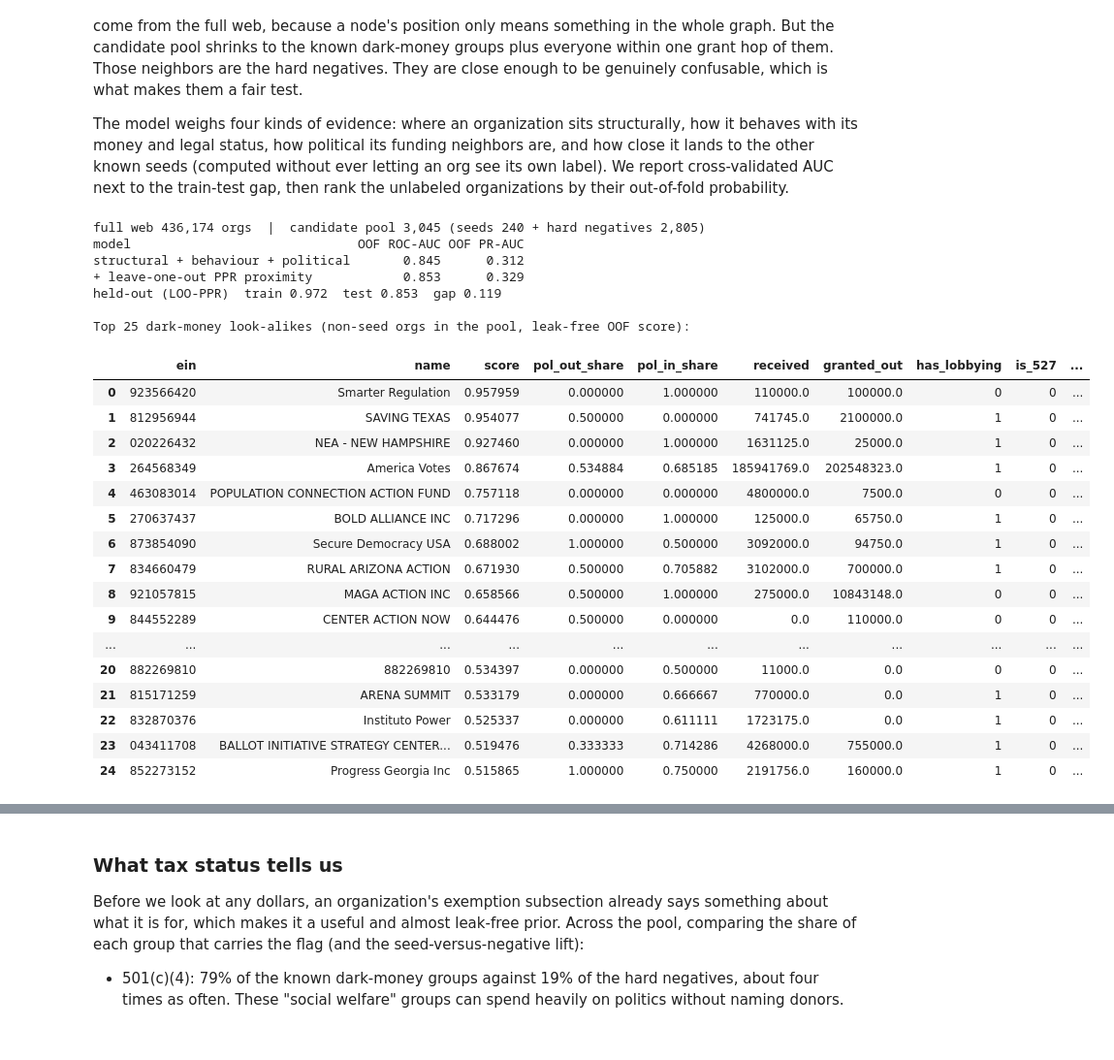
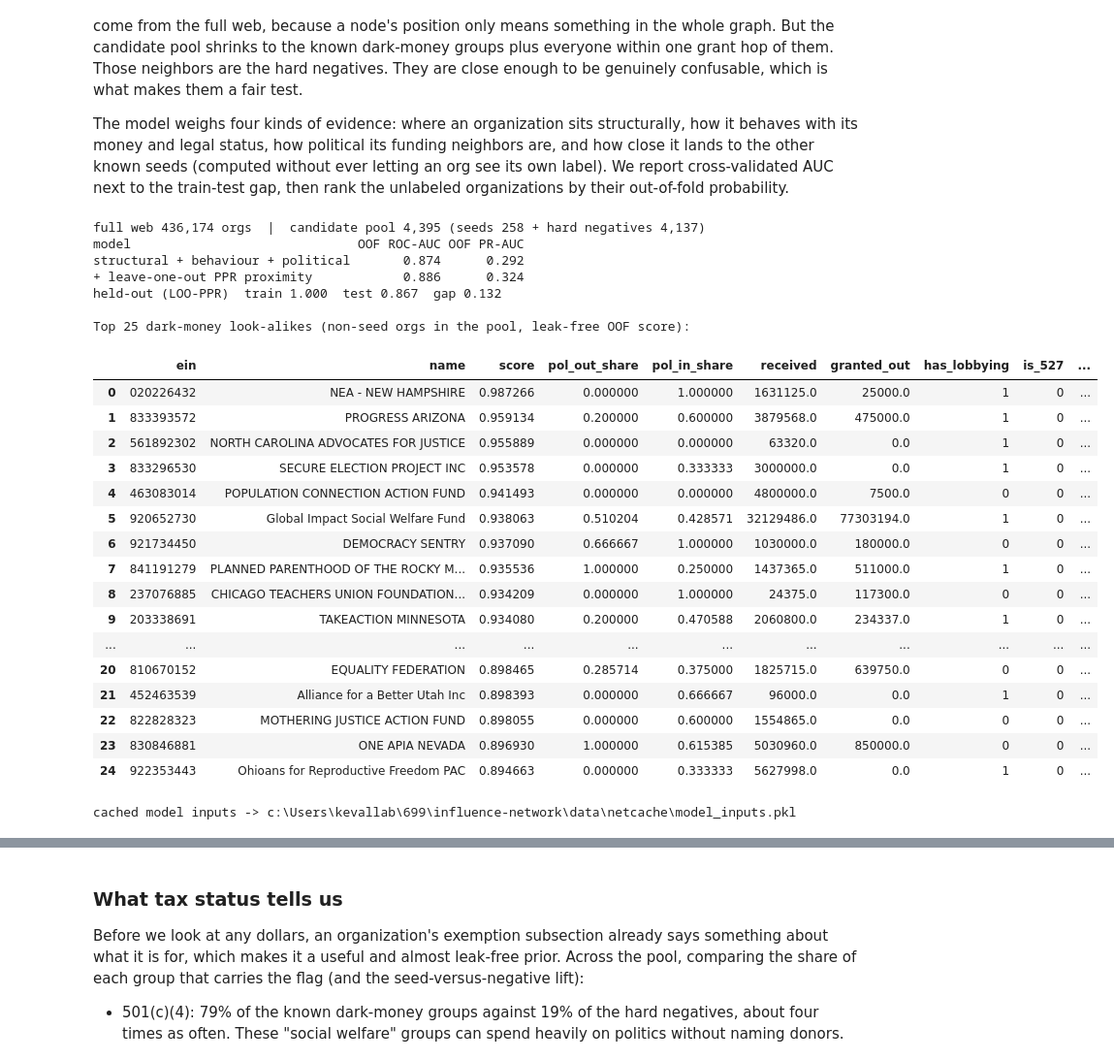
Before and after one commit to team-glass-house/influence-network, a Jupyter notebook: notebooks/network_analysis_modeling.ipynb, the cells around one changed output, grey strips where cells are left out. Shown at 97% size. Cells and saved outputs as stored; diff of their text form; code cells hidden in the pictures.

Commit message:
Network Analysis

```diff
--- a/notebooks/network_analysis_modeling.ipynb
+++ b/notebooks/network_analysis_modeling.ipynb
@@ -398,10 +425,19 @@ The model weighs four kinds of evidence: where an organization sits structurally
 # %%
 # Model on the seed-connected money neighborhood within the full web; full-web features + leak-free LOO-PPR proximity.
 import numpy as np, pandas as pd, networkx as nx
-from sklearn.ensemble import GradientBoostingClassifier
+from sklearn.ensemble import GradientBoostingClassifier, HistGradientBoostingClassifier
 from sklearn.model_selection import StratifiedKFold, train_test_split
 from sklearn.metrics import roc_auc_score, average_precision_score
-GBC = lambda: GradientBoostingClassifier(random_state=42)
+# Regularized, imbalance-aware booster (reused by every modelling cell below).
+# Shallow trees + low learning rate + L2 + subsample-of-features cut the old train/test
+# overfitting gap (~0.10); class_weight='balanced' lifts PR-AUC on the ~6% positive pool.
+def GBC():
+    return HistGradientBoostingClassifier(
+        loss='log_loss', learning_rate=0.05, max_iter=300,
+        max_leaf_nodes=15, min_samples_leaf=20, l2_regularization=1.0,
+        max_features=0.8, early_stopping=False,
+        class_weight='balanced', random_state=42,
+    )
 
 # Candidate pool = seeds + their 1-hop grant partners within the FULL web (hard negatives).
 pool = {n for n in G.nodes if n in seed_set}
@@ -514,50 +550,65 @@ cv = StratifiedKFold(5, shuffle=True, random_state=42)
 oof_base, oof_prox = np.zeros(len(nodes)), np.zeros(len(nodes))
 for tr, te in cv.split(Xbase, y):
     tp = [nodes[i] for i in tr if y[i] == 1]
     Xp = np.column_stack([Xbase, prox(tp)])
     oof_base[te] = GBC().fit(Xbase[tr], y[tr]).predict_proba(Xbase[te])[:, 1]
     oof_prox[te] = GBC().fit(Xp[tr], y[tr]).predict_proba(Xp[te])[:, 1]
 
 print(f"full web {G.number_of_nodes():,} orgs  |  candidate pool {len(nodes):,} "
       f"(seeds {int(y.sum())} + hard negatives {int((y==0).sum()):,})")
 print(f"{'model':34s} {'OOF ROC-AUC':>11} {'OOF PR-AUC':>10}")
 for tag, oof in [("structural + behaviour + political", oof_base), ("+ leave-one-out PPR proximity", oof_prox)]:
     print(f"{tag:34s} {roc_auc_score(y, oof):>11.3f} {average_precision_score(y, oof):>10.3f}")
 
 tr, te = train_test_split(np.arange(len(nodes)), test_size=0.30, stratify=y, random_state=42)
 Xp = np.column_stack([Xbase, prox([nodes[i] for i in tr if y[i] == 1])])
 mdl = GBC().fit(Xp[tr], y[tr])
 gtr = roc_auc_score(y[tr], mdl.predict_proba(Xp[tr])[:, 1]); gte = roc_auc_score(y[te], mdl.predict_proba(Xp[te])[:, 1])
 print(f"held-out (LOO-PPR)  train {gtr:.3f}  test {gte:.3f}  gap {gtr - gte:.3f}")
 
 M["score"] = oof_prox
 M["is_seed"] = y
 leads = M[M.is_seed == 0].sort_values("score", ascending=False).reset_index(drop=True)
 print("\nTop 25 dark-money look-alikes (non-seed orgs in the pool, leak-free OOF score):")
 display(leads.head(25)[["ein", "name", "score", "pol_out_share", "pol_in_share", "received", "granted_out",
                         "has_lobbying", "is_527", "eot_c3", "eot_c4", "eot_c5", "eot_c6", "eot_c_other"]])
+
+# --- cache feature matrix + proximity for fast offline model iteration ---
+try:
+    import pickle as _pkl
+    _cache = ROOT / 'data' / 'netcache'; _cache.mkdir(parents=True, exist_ok=True)
+    with open(_cache / 'model_inputs.pkl', 'wb') as _f:
+        _pkl.dump({'Xbase': Xbase, 'y': y, 'nodes': list(nodes),
+                   'Pmat': {s: Pmat[s] for s in seeds_present},
+                   'seeds_present': list(seeds_present), 'node_ix': node_ix,
+                   'diag': diag, 'M': M,
+                   'STRUCTB': STRUCTB, 'BEHAVB': BEHAVB, 'POL': POL}, _f)
+    print(f'cached model inputs -> {_cache / "model_inputs.pkl"}')
+except Exception as _e:
+    print('cache skipped:', _e)
 # %% [output]
-full web 436,174 orgs  |  candidate pool 3,045 (seeds 240 + hard negatives 2,805)
+full web 436,174 orgs  |  candidate pool 4,395 (seeds 258 + hard negatives 4,137)
 model                              OOF ROC-AUC OOF PR-AUC
-structural + behaviour + political       0.845      0.312
-+ leave-one-out PPR proximity            0.853      0.329
-held-out (LOO-PPR)  train 0.972  test 0.853  gap 0.119
+structural + behaviour + political       0.874      0.292
++ leave-one-out PPR proximity            0.886      0.324
+held-out (LOO-PPR)  train 1.000  test 0.867  gap 0.132
 
 Top 25 dark-money look-alikes (non-seed orgs in the pool, leak-free OOF score):
 |  | ein | name | score | pol_out_share | pol_in_share | received | granted_out | has_lobbying | is_527 | ... |
-| 0 | 923566420 | Smarter Regulation | 0.957959 | 0.000000 | 1.000000 | 110000.0 | 100000.0 | 0 | 0 | ... |
-| 1 | 812956944 | SAVING TEXAS | 0.954077 | 0.500000 | 0.000000 | 741745.0 | 2100000.0 | 1 | 0 | ... |
-| 2 | 020226432 | NEA - NEW HAMPSHIRE | 0.927460 | 0.000000 | 1.000000 | 1631125.0 | 25000.0 | 1 | 0 | ... |
-| 3 | 264568349 | America Votes | 0.867674 | 0.534884 | 0.685185 | 185941769.0 | 202548323.0 | 1 | 0 | ... |
-| 4 | 463083014 | POPULATION CONNECTION ACTION FUND | 0.757118 | 0.000000 | 0.000000 | 4800000.0 | 7500.0 | 0 | 0 | ... |
-| 5 | 270637437 | BOLD ALLIANCE INC | 0.717296 | 0.000000 | 1.000000 | 125000.0 | 65750.0 | 1 | 0 | ... |
-| 6 | 873854090 | Secure Democracy USA | 0.688002 | 1.000000 | 0.500000 | 3092000.0 | 94750.0 | 1 | 0 | ... |
-| 7 | 834660479 | RURAL ARIZONA ACTION | 0.671930 | 0.500000 | 0.705882 | 3102000.0 | 700000.0 | 1 | 0 | ... |
-| 8 | 921057815 | MAGA ACTION INC | 0.658566 | 0.500000 | 1.000000 | 275000.0 | 10843148.0 | 0 | 0 | ... |
-| 9 | 844552289 | CENTER ACTION NOW | 0.644476 | 0.500000 | 0.000000 | 0.0 | 110000.0 | 0 | 0 | ... |
+| 0 | 020226432 | NEA - NEW HAMPSHIRE | 0.987266 | 0.000000 | 1.000000 | 1631125.0 | 25000.0 | 1 | 0 | ... |
+| 1 | 833393572 | PROGRESS ARIZONA | 0.959134 | 0.200000 | 0.600000 | 3879568.0 | 475000.0 | 1 | 0 | ... |
+| 2 | 561892302 | NORTH CAROLINA ADVOCATES FOR JUSTICE | 0.955889 | 0.000000 | 0.000000 | 63320.0 | 0.0 | 1 | 0 | ... |
+| 3 | 833296530 | SECURE ELECTION PROJECT INC | 0.953578 | 0.000000 | 0.333333 | 3000000.0 | 0.0 | 1 | 0 | ... |
+| 4 | 463083014 | POPULATION CONNECTION ACTION FUND | 0.941493 | 0.000000 | 0.000000 | 4800000.0 | 7500.0 | 0 | 0 | ... |
+| 5 | 920652730 | Global Impact Social Welfare Fund | 0.938063 | 0.510204 | 0.428571 | 32129486.0 | 77303194.0 | 1 | 0 | ... |
+| 6 | 921734450 | DEMOCRACY SENTRY | 0.937090 | 0.666667 | 1.000000 | 1030000.0 | 180000.0 | 0 | 0 | ... |
+| 7 | 841191279 | PLANNED PARENTHOOD OF THE ROCKY M... | 0.935536 | 1.000000 | 0.250000 | 1437365.0 | 511000.0 | 1 | 0 | ... |
+| 8 | 237076885 | CHICAGO TEACHERS UNION FOUNDATION... | 0.934209 | 0.000000 | 1.000000 | 24375.0 | 117300.0 | 0 | 0 | ... |
+| 9 | 203338691 | TAKEACTION MINNESOTA | 0.934080 | 0.200000 | 0.470588 | 2060800.0 | 234337.0 | 1 | 0 | ... |
 | ... | ... | ... | ... | ... | ... | ... | ... | ... | ... | ... |
-| 20 | 882269810 | 882269810 | 0.534397 | 0.000000 | 0.500000 | 11000.0 | 0.0 | 0 | 0 | ... |
-| 21 | 815171259 | ARENA SUMMIT | 0.533179 | 0.000000 | 0.666667 | 770000.0 | 0.0 | 1 | 0 | ... |
-| 22 | 832870376 | Instituto Power | 0.525337 | 0.000000 | 0.611111 | 1723175.0 | 0.0 | 1 | 0 | ... |
-| 23 | 043411708 | BALLOT INITIATIVE STRATEGY CENTER... | 0.519476 | 0.333333 | 0.714286 | 4268000.0 | 755000.0 | 1 | 0 | ... |
-| 24 | 852273152 | Progress Georgia Inc | 0.515865 | 1.000000 | 0.750000 | 2191756.0 | 160000.0 | 1 | 0 | ... |
+| 20 | 810670152 | EQUALITY FEDERATION | 0.898465 | 0.285714 | 0.375000 | 1825715.0 | 639750.0 | 0 | 0 | ... |
+| 21 | 452463539 | Alliance for a Better Utah Inc | 0.898393 | 0.000000 | 0.666667 | 96000.0 | 0.0 | 1 | 0 | ... |
+| 22 | 822828323 | MOTHERING JUSTICE ACTION FUND | 0.898055 | 0.000000 | 0.600000 | 1554865.0 | 0.0 | 0 | 0 | ... |
+| 23 | 830846881 | ONE APIA NEVADA | 0.896930 | 1.000000 | 0.615385 | 5030960.0 | 850000.0 | 0 | 0 | ... |
+| 24 | 922353443 | Ohioans for Reproductive Freedom PAC | 0.894663 | 0.000000 | 0.333333 | 5627998.0 | 0.0 | 1 | 0 | ... |
+cached model inputs -> c:\Users\kevallab\699\influence-network\data\netcache\model_inputs.pkl
```
Also changed, not shown: parts of 20 cells of this notebook, 2 other files.
